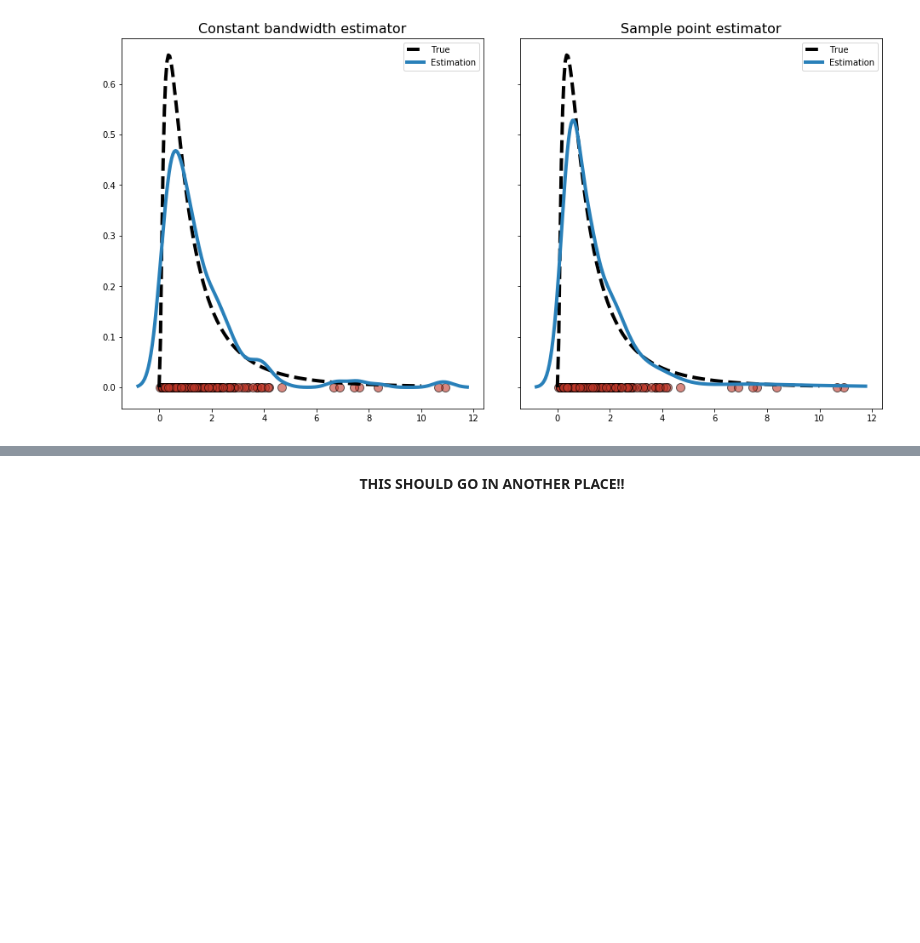
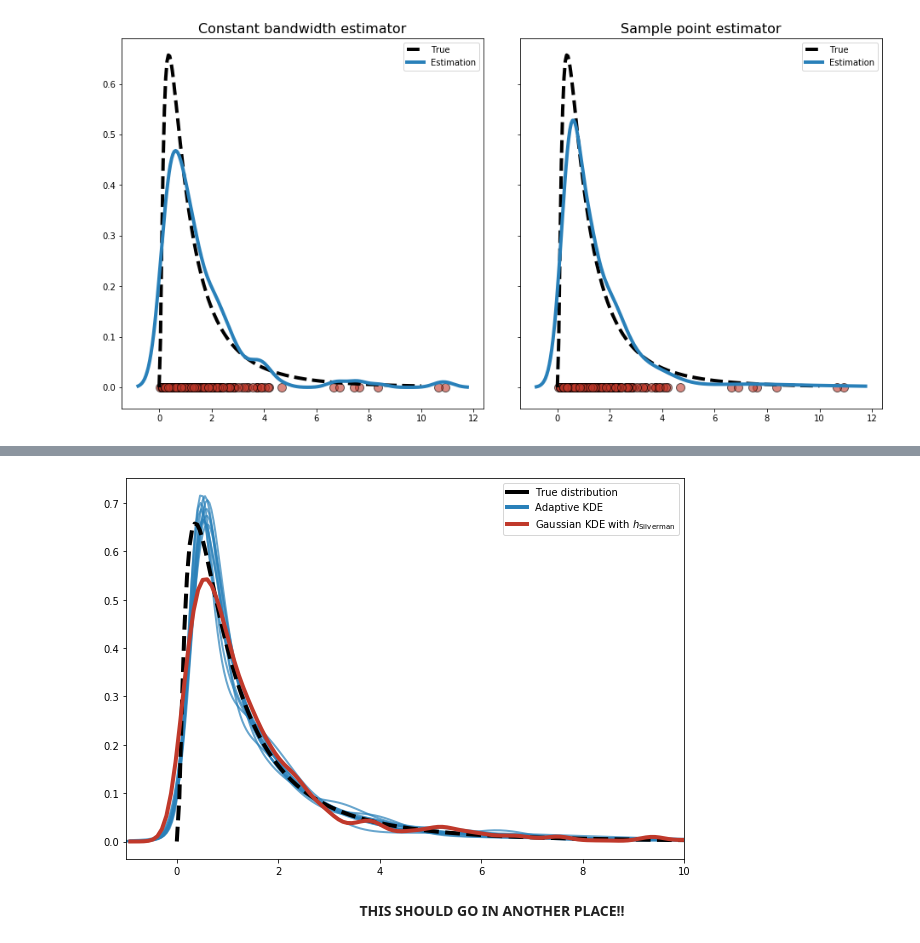
Before and after one commit to tomicapretto/density_estimation, a Jupyter notebook: notebooks/04_adaptive_bandwidth_kde.ipynb, the cells around one changed output, grey strips where cells are left out. Drawn from its saved outputs; the diff is of its cells as text; code cells hidden in the pictures; blank space fills up the shorter version.

```diff
--- a/notebooks/04_adaptive_bandwidth_kde.ipynb
+++ b/notebooks/04_adaptive_bandwidth_kde.ipynb
@@ -539,3 +647,26 @@ def _norm_pdf(grid, mu, var, weight):
+# %%
+np.random.seed(1234)
+x_grid = np.linspace(0, 10, 200)
+n = 1000
+
+pdf_true = stats.lognorm.pdf(x_grid, s=1)
+
+colors = ["black", DARK_BLUE, DARK_RED]
+labels = ["True distribution", "Adaptive KDE", r"Gaussian KDE with $h_{\mathrm{Silverman}}$"]
+lines = [Line2D([0], [0], color=c, linewidth=4) for c in colors]
+
+for i in range(10):
+    rvs = stats.lognorm.rvs(s=1, size=n)
+    x_kde, y_kde = em_kde(rvs)
+    plt.plot(x_kde, y_kde, linewidth=2, color=DARK_BLUE, alpha=0.7)
+
+plt.plot(x_grid, pdf_true, linewidth=4, linestyle="--", color="black")
+x_kde, y_kde = convolution_kde(rvs)
+plt.plot(x_kde, y_kde, linewidth=4, color=DARK_RED)
+plt.xlim(-1, 10)
+plt.legend(lines, labels);
+# %% [output]
+[figure, added]
 # %% [markdown]
 <center>
 <strong> THIS SHOULD GO IN ANOTHER PLACE!! </strong>
```
Also changed, not shown: parts of 20 cells of this notebook.
